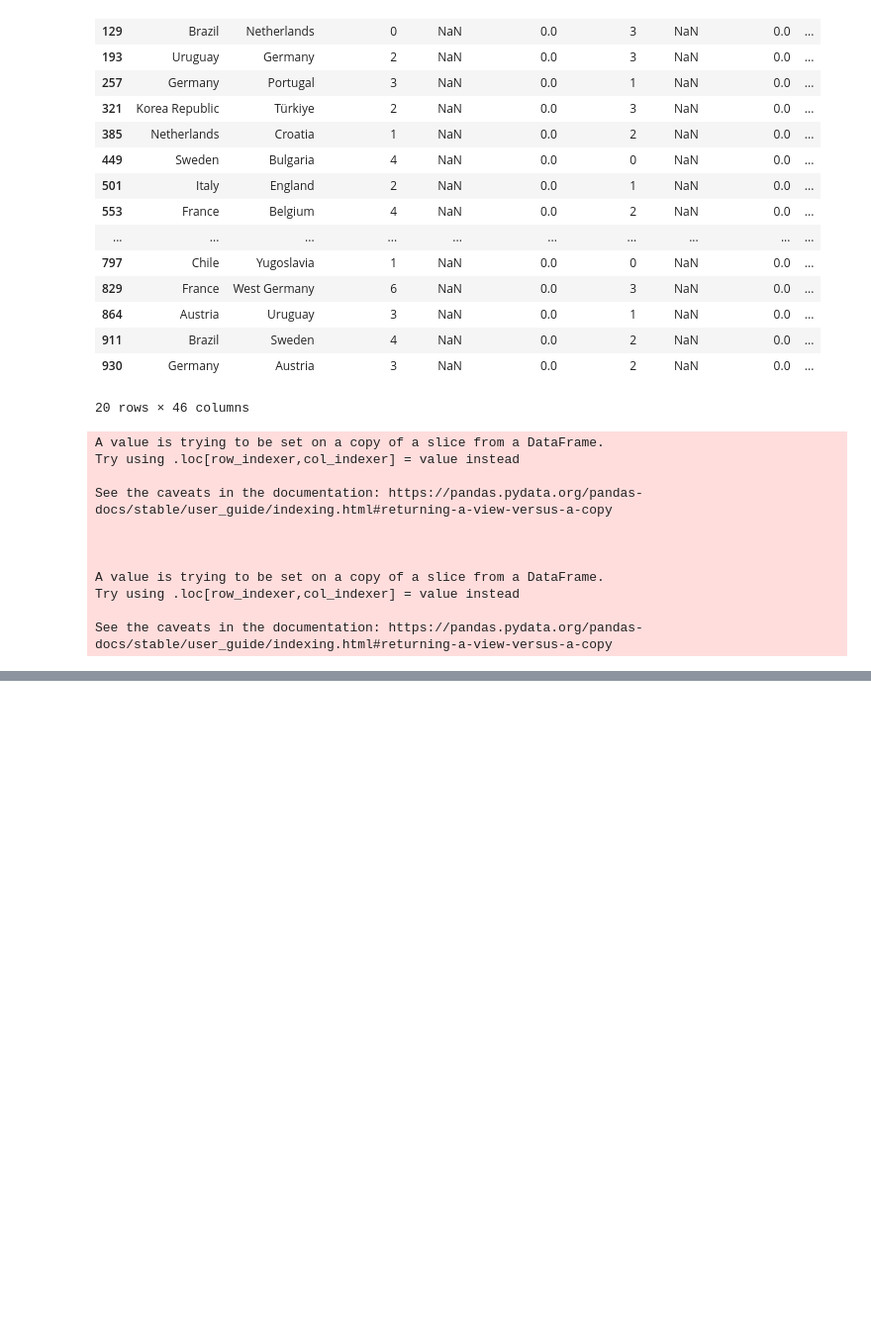
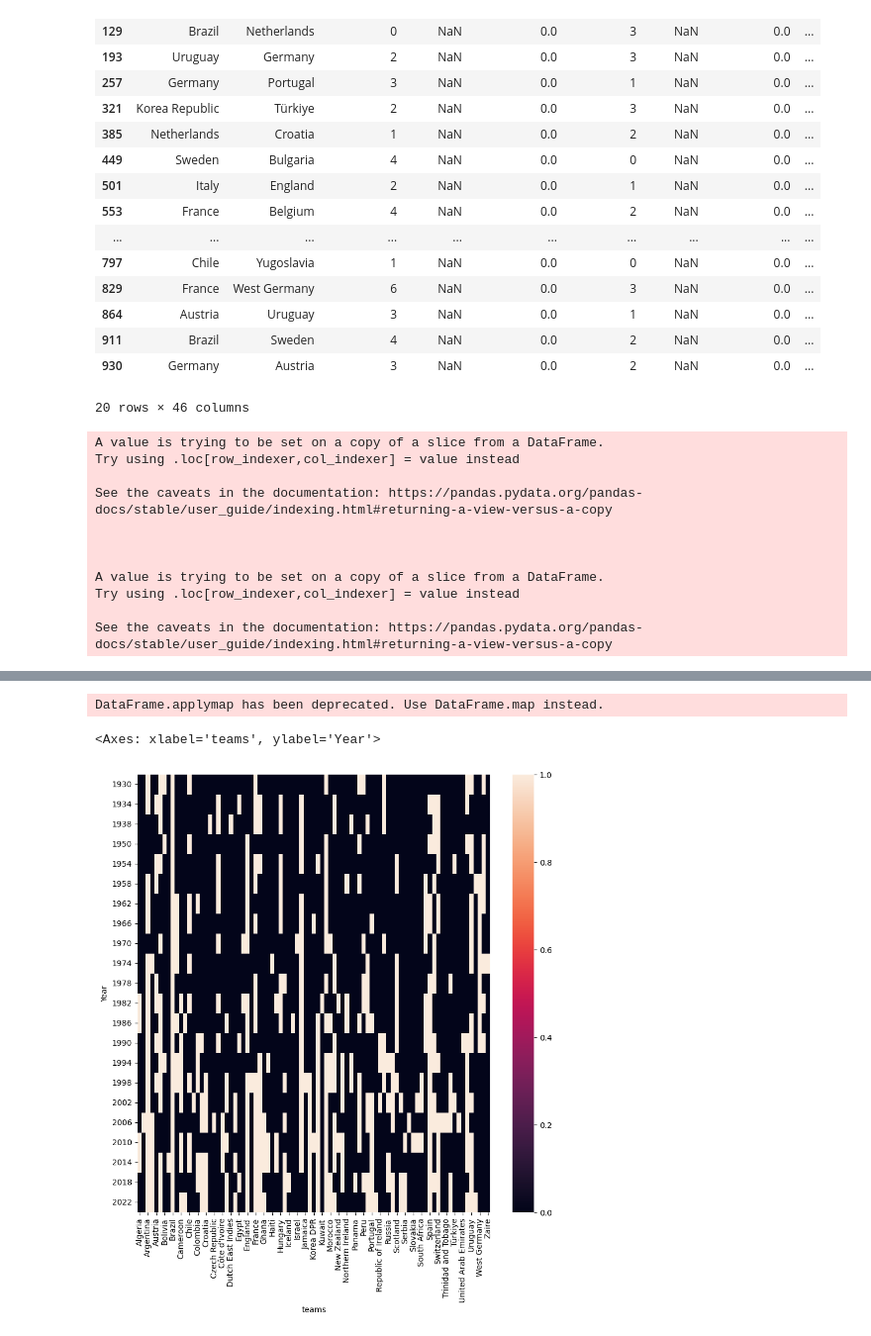
Before and after one commit to Nikkiie/Data-analysis-pandas, a Jupyter notebook: Fifa_analysis.ipynb, the cells around one changed output, grey strips where cells are left out. Shown at 99% size. Saved outputs shown, nothing was run; the diff lists cells and outputs as text; code cells hidden in the pictures; blank space fills up the shorter version.

```diff
--- a/Fifa_analysis.ipynb
+++ b/Fifa_analysis.ipynb
@@ -225,0 +292,16 @@ See the caveats in the documentation: https://pandas.pydata.org/pandas-docs/stab
+# %%
+data['#'] = data['teams'].apply(len)
+# %%
+data_pivot = data['teams'].explode().reset_index().pivot(index='Year', columns='teams', values='Year')
+# %%
+data_pivot.fillna(0, inplace=True)
+# %%
+data_pivot = data_pivot.applymap(lambda x: 1 if x > 0 else 0)
+# %% [output]
+DataFrame.applymap has been deprecated. Use DataFrame.map instead.
+# %%
+plt.figure(figsize=(10,10))
+sns.heatmap(data_pivot)
+# %% [output]
+<Axes: xlabel='teams', ylabel='Year'>
+[figure, added]
```
Also changed, not shown: parts of 8 cells of this notebook.
